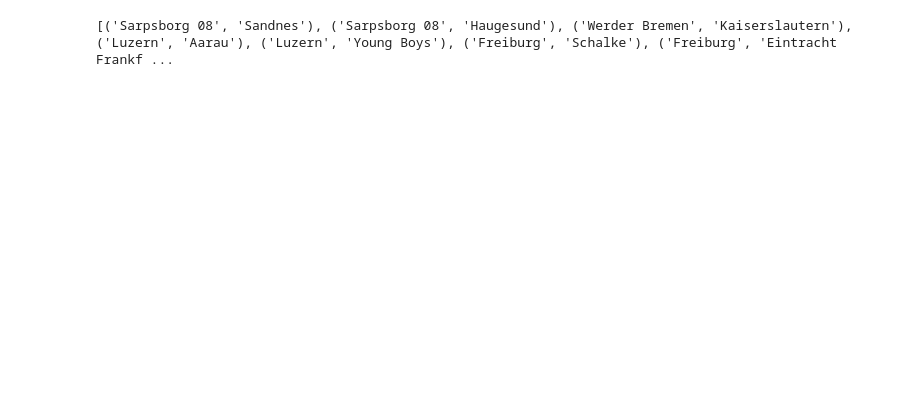
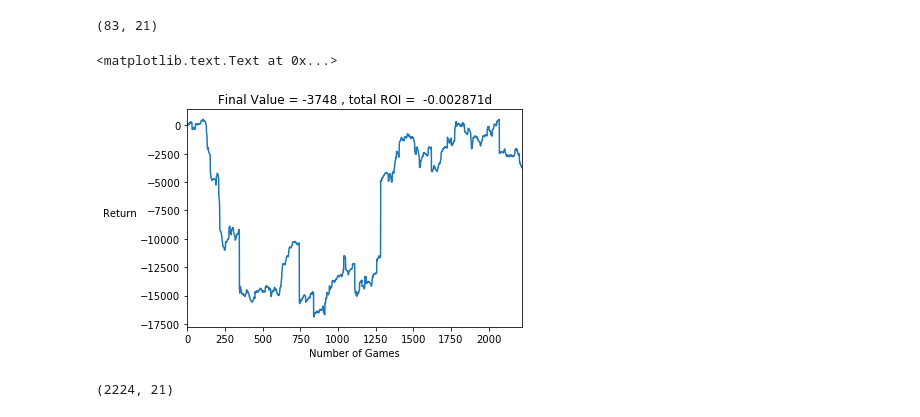
Before and after one commit to JamesMckenzie4/poisson, a Jupyter notebook: Poisson_test.ipynb, the cells around one changed output. Drawn from its saved outputs; the diff is of its cells as text; code cells hidden in the pictures; blank space fills up the shorter version.

Commit message:
can now analyse discrepancies between over and under lines, calculate the expected return per unit stake, and analyse the return on investment over a sample of data

```diff
--- a/Poisson_test.ipynb
+++ b/Poisson_test.ipynb
@@ -21,15 +78,0 @@ df = df[df.bet_type != 'AH']
-# %%
-def odds_to_probs(odds):
-    return 1.0 / odds
-
-df['overound'] = df.price1.apply(odds_to_probs) + df.price2.apply(odds_to_probs)
-df['prob1'] = df.price1.apply(odds_to_probs)
-df['prob2'] = df.price2.apply(odds_to_probs)
-df['1 - prob1'] = df.price1 - 1
-
-df['prob1_mod'] = (df['prob1'] / df['overound']) * 1.01
-df['prob2_mod'] = (df['prob2'] / df['overound']) * 1.01
-
-
-#df['implied_1'] = df.prob1 / df.overound
-#df['implied_2'] = df.prob2 / df.overound
@@ -137,4 +106,0 @@ y = get_discrepancies(test_df)
-# %%
-print(y)
-# %% [output]
-[('Sarpsborg 08', 'Sandnes'), ('Sarpsborg 08', 'Haugesund'), ('Werder Bremen', 'Kaiserslautern'), ('Luzern', 'Aarau'), ('Luzern', 'Young Boys'), ('Freiburg', 'Schalke'), ('Freiburg', 'Eintracht Frankf ...
@@ -143,0 +143,39 @@ print(y)
+# %%
+discrepancies.shape
+# %% [output]
+(83, 21)
+# %%
+def apply_filters(dataframe, remove_handicaps = [], expected_goal_diff = 0):
+    """parameters:-
+
+                remove_handicaps = list of handicaps to remove
+                expected_goal_diff = float"""
+
+    dataframe = dataframe.loc[(~dataframe.handicap_under.isin(remove_handicaps)) &
+                             (~dataframe.handicap_over.isin(remove_handicaps))]
+
+    dataframe = dataframe[abs(dataframe['expected_goals_under'] -
+                              dataframe['expected_goals_over']) > expected_goal_diff]
+
+    dataframe['rolling_sum'] = dataframe['winnings'].cumsum()
+    return dataframe
+# %%
+import matplotlib.pyplot as plt
+%matplotlib inline
+
+dataframe = apply_filters(discrepancies, remove_handicaps=[], expected_goal_diff= 0)
+dataframe.reset_index(inplace=True)
+
+dataframe['ROI'] = (dataframe['under_winnings'] / dataframe['stake_under']) + (dataframe['over_winnings'] / dataframe['stake_over'])
+
+ax = dataframe.rolling_sum.plot(title= 'Final Value = %d , total ROI = %10fd'
+                                % (dataframe.tail(1).rolling_sum.values[0], dataframe.winnings.sum() /  dataframe.total_stake.sum()))
+ax.set_xlabel('Number of Games')
+ax.set_ylabel('Return', rotation = 'horizontal', labelpad= 20)
+# %% [output]
+<matplotlib.text.Text at 0x...>
+[figure, added]
+# %%
+discrepancies.shape
+# %% [output]
+(2224, 21)
```
Also changed, not shown: parts of 15 cells of this notebook.
